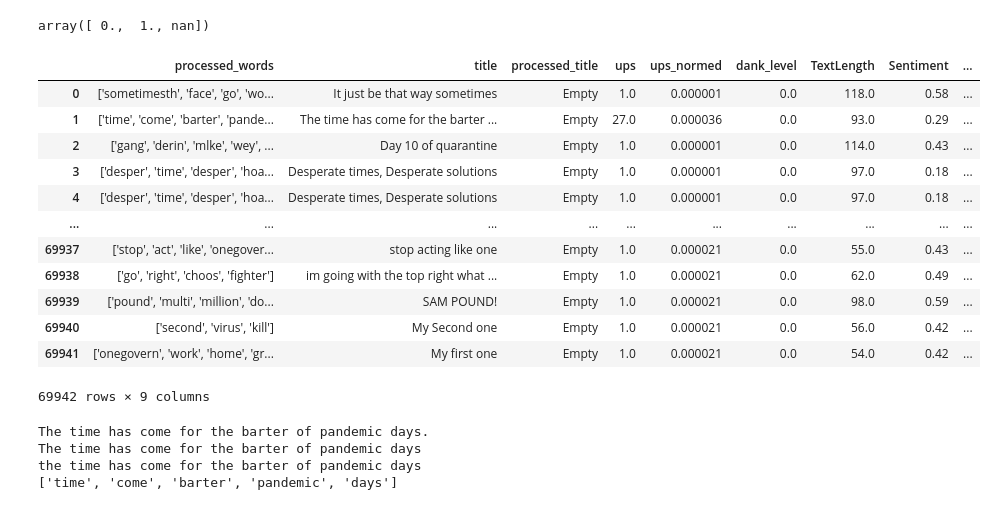
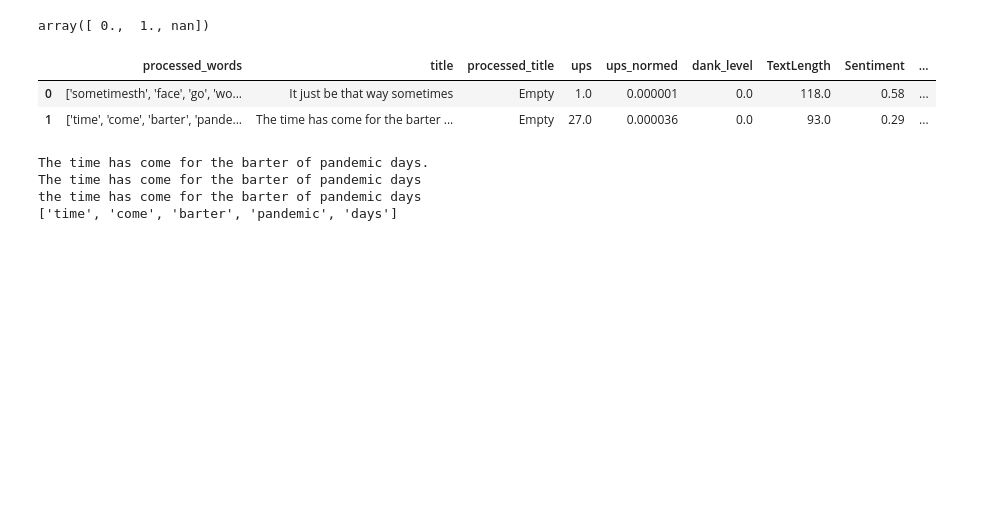
Before and after one commit to bocsardigergely/bachelor-thesis, a Jupyter notebook: notebooks/data-preproc.ipynb, the cells around one changed output. Drawn from its saved outputs; the diff is of its cells as text; code cells hidden in the pictures; blank space fills up the shorter version.

```diff
--- a/notebooks/data-preproc.ipynb
+++ b/notebooks/data-preproc.ipynb
@@ -37,22 +37,12 @@ array([ 0.,  1., nan])
 # %%
 # filtering where label is NA
 data_useful = data1.loc[data1['dank_level'].notna()]
 data_useful.insert(2, "processed_title", "Empty")
-data_useful
+data_useful.head(2)
 # %% [output]
 |  | processed_words | title | processed_title | ups | ups_normed | dank_level | TextLength | Sentiment | ... |
 | 0 | ['sometimesth', 'face', 'go', 'wo... | It just be that way sometimes | Empty | 1.0 | 0.000001 | 0.0 | 118.0 | 0.58 | ... |
 | 1 | ['time', 'come', 'barter', 'pande... | The time has come for the barter ... | Empty | 27.0 | 0.000036 | 0.0 | 93.0 | 0.29 | ... |
-| 2 | ['gang', 'derin', 'mlke', 'wey', ... | Day 10 of quarantine | Empty | 1.0 | 0.000001 | 0.0 | 114.0 | 0.43 | ... |
-| 3 | ['desper', 'time', 'desper', 'hoa... | Desperate times, Desperate solutions | Empty | 1.0 | 0.000001 | 0.0 | 97.0 | 0.18 | ... |
-| 4 | ['desper', 'time', 'desper', 'hoa... | Desperate times, Desperate solutions | Empty | 1.0 | 0.000001 | 0.0 | 97.0 | 0.18 | ... |
-| ... | ... | ... | ... | ... | ... | ... | ... | ... | ... |
-| 69937 | ['stop', 'act', 'like', 'onegover... | stop acting like one | Empty | 1.0 | 0.000021 | 0.0 | 55.0 | 0.43 | ... |
-| 69938 | ['go', 'right', 'choos', 'fighter'] | im going with the top right what ... | Empty | 1.0 | 0.000021 | 0.0 | 62.0 | 0.49 | ... |
-| 69939 | ['pound', 'multi', 'million', 'do... | SAM POUND! | Empty | 1.0 | 0.000021 | 0.0 | 98.0 | 0.59 | ... |
-| 69940 | ['second', 'virus', 'kill'] | My Second one | Empty | 1.0 | 0.000021 | 0.0 | 56.0 | 0.42 | ... |
-| 69941 | ['onegovern', 'work', 'home', 'gr... | My first one | Empty | 1.0 | 0.000021 | 0.0 | 54.0 | 0.42 | ... |
-69942 rows × 9 columns
 # %%
 # testing some nltk
 tester = data_useful['title'][1]
```
Also changed, not shown: parts of 4 cells of this notebook, 6 other files.
